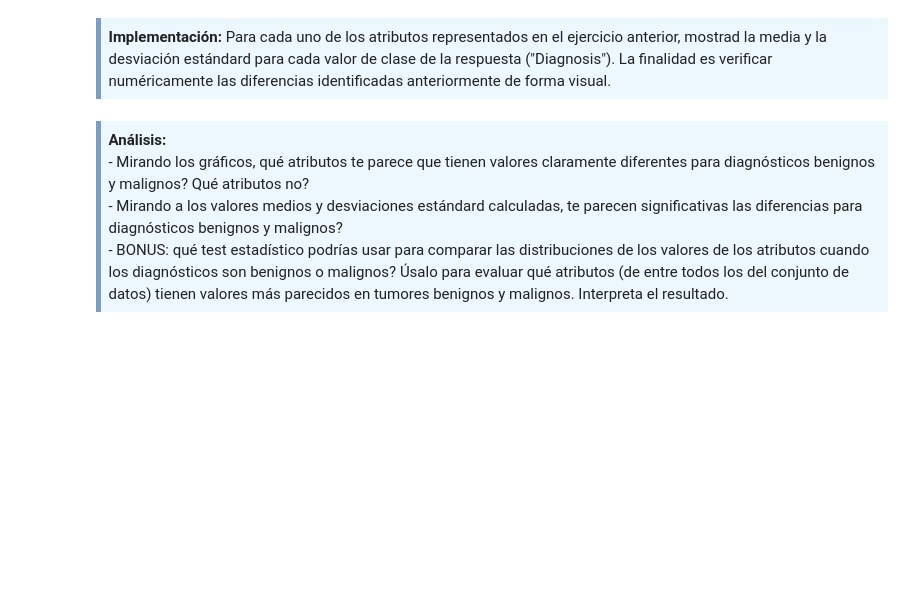
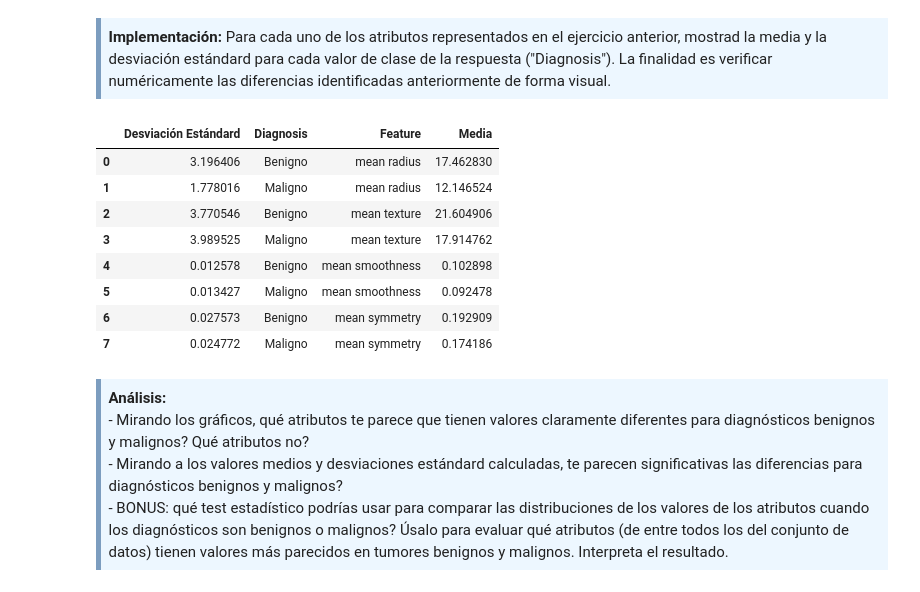
Before and after one commit to fernandoabcampos/advanced-data-mining, a Jupyter notebook: PEC1/M2.855_20181_PEC1-Enunciado.ipynb, the cells around one changed output. Drawn from its saved outputs; the diff is of its cells as text; code cells hidden in the pictures; blank space fills up the shorter version.

```diff
--- a/PEC1/M2.855_20181_PEC1-Enunciado.ipynb
+++ b/PEC1/M2.855_20181_PEC1-Enunciado.ipynb
@@ -197,6 +197,25 @@ for feature in feats_to_explore:
 <div style="background-color: #EDF7FF; border-color: #7C9DBF; border-left: 5px solid #7C9DBF; padding: 0.5em;">
 <strong>Implementación:</strong> Para cada uno de los atributos representados en el ejercicio anterior, mostrad la media y la desviación estándard para cada valor de clase de la respuesta ("Diagnosis"). La finalidad es verificar numéricamente las diferencias identificadas anteriormente de forma visual.
 </div>
+# %%
+d = []
+for f in feats_to_explore:
+    d.append({'Feature': f, 'Media': np.mean(df[df.target==0][f]), 'Desviación Estándard':
+        np.std(df[df.target==0][f]), 'Diagnosis':'Benigno'})
+    d.append({'Feature': f, 'Media': np.mean(df[df.target==1][f]), 'Desviación Estándard':
+        np.std(df[df.target==1][f]), 'Diagnosis':'Maligno'})
+
+pd.DataFrame(d)
+# %% [output]
+|  | Desviación Estándard | Diagnosis | Feature | Media |
+| 0 | 3.196406 | Benigno | mean radius | 17.462830 |
+| 1 | 1.778016 | Maligno | mean radius | 12.146524 |
+| 2 | 3.770546 | Benigno | mean texture | 21.604906 |
+| 3 | 3.989525 | Maligno | mean texture | 17.914762 |
+| 4 | 0.012578 | Benigno | mean smoothness | 0.102898 |
+| 5 | 0.013427 | Maligno | mean smoothness | 0.092478 |
+| 6 | 0.027573 | Benigno | mean symmetry | 0.192909 |
+| 7 | 0.024772 | Maligno | mean symmetry | 0.174186 |
 # %% [markdown]
 <div style="background-color: #EDF7FF; border-color: #7C9DBF; border-left: 5px solid #7C9DBF; padding: 0.5em;">
 <strong>Análisis:</strong>
```
